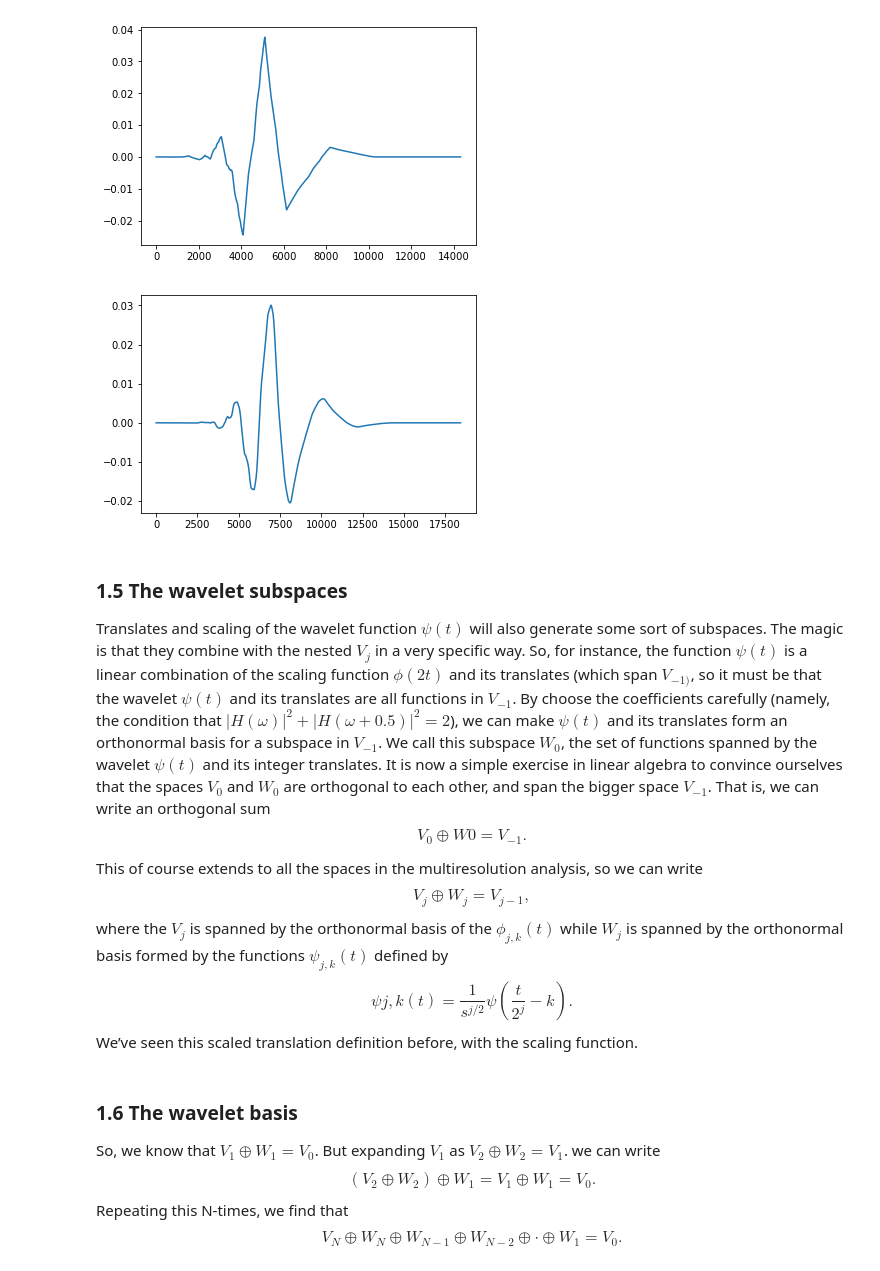
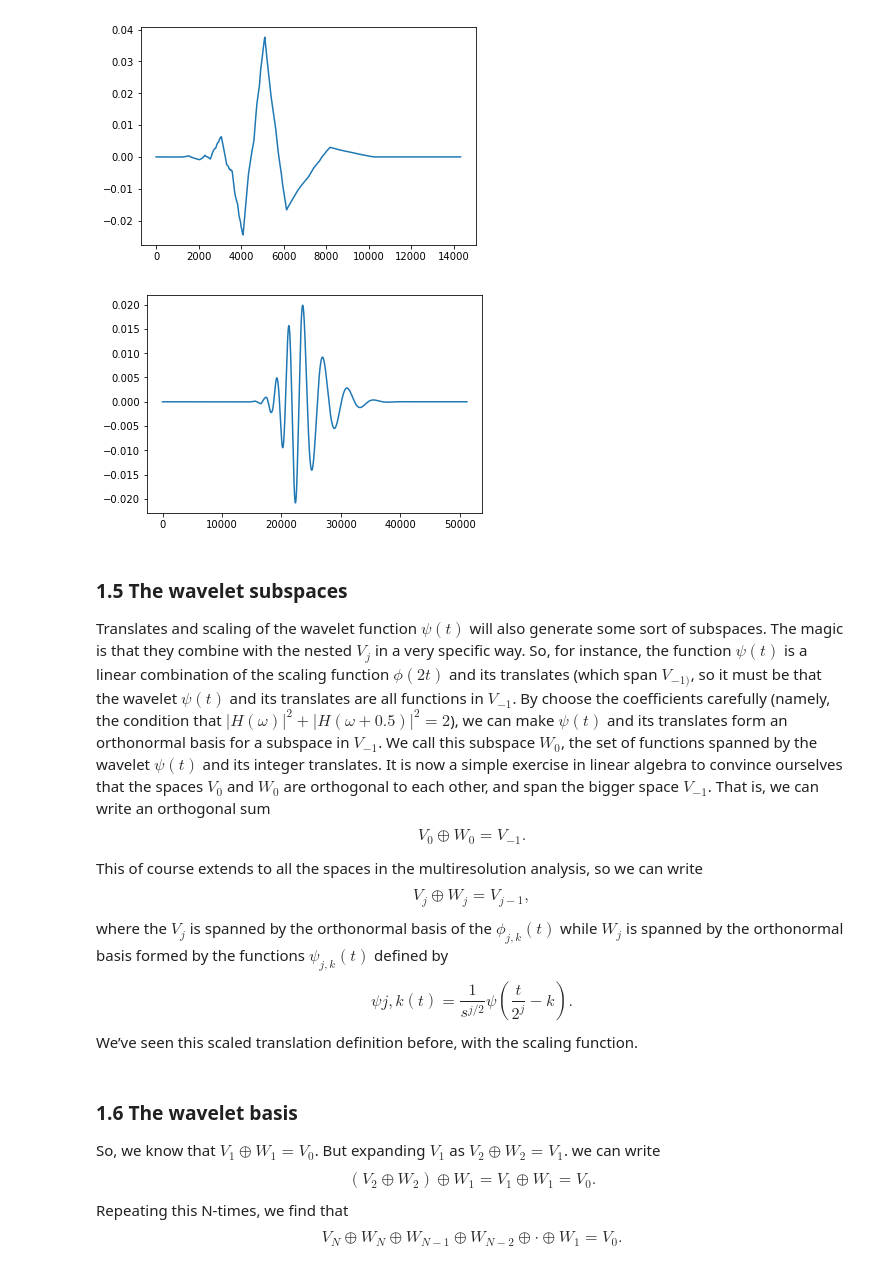
Before and after one commit to mlamoureux/Amat503, a Jupyter notebook: Lecture18.ipynb, the cells around one changed output. Cells and saved outputs as stored; diff of their text form; code cells hidden in the pictures.

```diff
--- a/Lecture18.ipynb
+++ b/Lecture18.ipynb
@@ -116,7 +116,7 @@ plot(x);
 # %% [output]
 [figure]
 # %%
-w = Wavelet('db4')
+w = Wavelet('db12')
 h = w.dec_lo
 y = [1, 0, 0, 0]
 for k in range(10):
@@ -209,22 +209,22 @@ plot(x);
 # %% [output]
 [figure]
 # %%
-w = Wavelet('db4')
+w = Wavelet('db12')
 h = w.dec_lo
 g = w.dec_hi
 y = [1, 0, 0, 0]
 x = convolve(y,g)
 y = zeros(2*size(x))
 y[0:size(y):2] = x
 
 for k in range(10):
     x = convolve(y,h)
     y = zeros(2*size(x))
     y[0:size(y):2] = x
 
 plot(x);
 # %% [output]
-[figure, old version]
+[figure, new version]
 # %% [markdown]
 ### 1.5  The wavelet subspaces
 
@@ -233,7 +233,7 @@ So, for instance, the function $\psi(t)$ is a linear combination of the scaling
 in $V_{−1}$. By choose the coefficients carefully (namely, the condition that $|H(\omega)|^2+|H(\omega+0.5)|^2 = 2$), we can make $\psi(t)$ and its translates form an orthonormal basis for a subspace in $V_{−1}$.
 We call this subspace $W_0$, the set of functions spanned by the wavelet $\psi(t)$ and its integer translates. It is now a simple exercise in linear algebra to convince ourselves that the spaces $V_0$ and $W_0$ are
 orthogonal to each other, and span the bigger space $V_{−1}$. That is, we can write an orthogonal sum
-$$V_0 \oplus W0 = V_{−1}. $$
+$$V_0 \oplus W_0 = V_{−1}. $$
 
 This of course extends to all the spaces in the multiresolution analysis, so we can write
 $$ V_j \oplus W_j = V_{j−1}, $$
```
Also changed, not shown: parts of 13 cells of this notebook.
